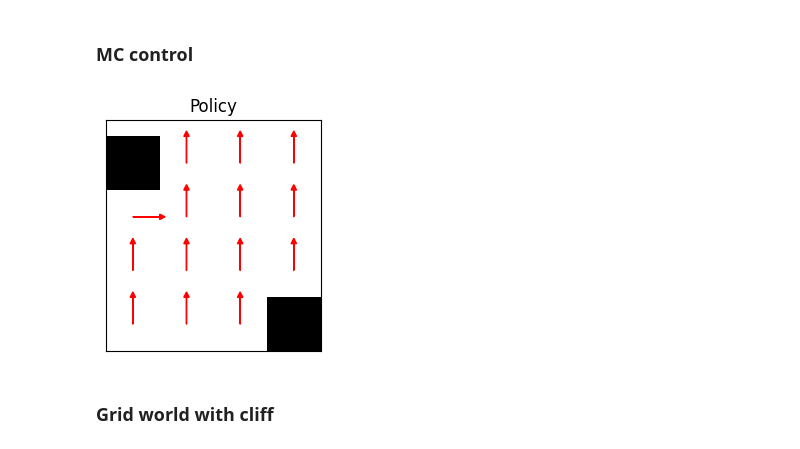
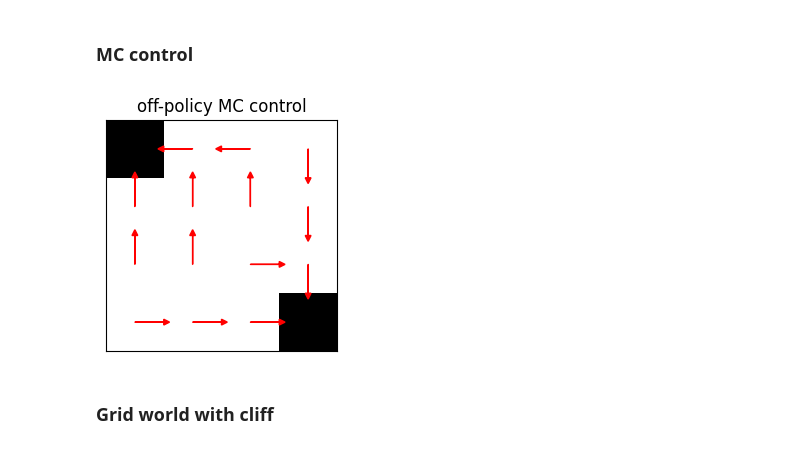
Before and after one commit to NicolaMaestri00/Reinforcement-Learning, a Jupyter notebook: Assignment_3.ipynb, the cells around one changed output. Drawn from its saved outputs; the diff is of its cells as text; code cells hidden in the pictures.

```diff
--- a/Assignment_3.ipynb
+++ b/Assignment_3.ipynb
@@ -84,7 +82,7 @@ def generate_episode():
 
     return S, A, R
 # %%
-def MC_control(n_episodes=1000):
+def MC_control(Terminal_states=[], n_episodes=1000):
     # Initialize
     Q = np.zeros((4, 4, 4))
     C = np.zeros((4, 4, 4))
@@ -94,14 +92,14 @@ def MC_control(n_episodes=1000):
     # Loop for each episode
     for _ in range(n_episodes):
         # Generate an episode
-        S, A, R = generate_episode()
+        S, A, R = generate_episode(Terminal_states)
         G = 0
         W = 1
         flag = 0
         # Loop for each step of episode
-        for t in range(len(S)-2, -1, -1):
+        for t in range(len(S)-1, -1, -1):
             # print(t)
-            G = 1*G + R[t]
+            G = 0.9*G + R[t]
             C[S[t][0], S[t][1], A[t]] += W
             Q[S[t][0], S[t][1], A[t]] += W/C[S[t][0], S[t][1], A[t]]*(G-Q[S[t][0], S[t][1], A[t]])
             idx = np.argmax(Q[S[t][0], S[t][1]])
@@ -115,14 +113,21 @@ def MC_control(n_episodes=1000):
 # %%
 # Grid World                                    4x4 Matrix
 grid_world = np.zeros((4,4))
-grid_world[0,0] = 1
-grid_world[3,3] = 1
 
-policy = MC_control(n_episodes=1000)
+# Terminal States
+T = []
+T.append((0,0))         # Append Terminal State
+T.append((3,3))         # Append Terminal State
 
-plot_policy(grid_world=grid_world, policy=policy)
+for t in T:
+    grid_world[t] = 1
+
+
+policy = MC_control(T, n_episodes=1000)
+
+plot_policy(grid_world=grid_world, policy=policy, title="off-policy MC control")
 # %% [output]
-[figure, old version]
+[figure, new version]
 # %% [markdown]
 ### Grid world with cliff
 # %%
```
Also changed, not shown: parts of 1 cell of this notebook.
